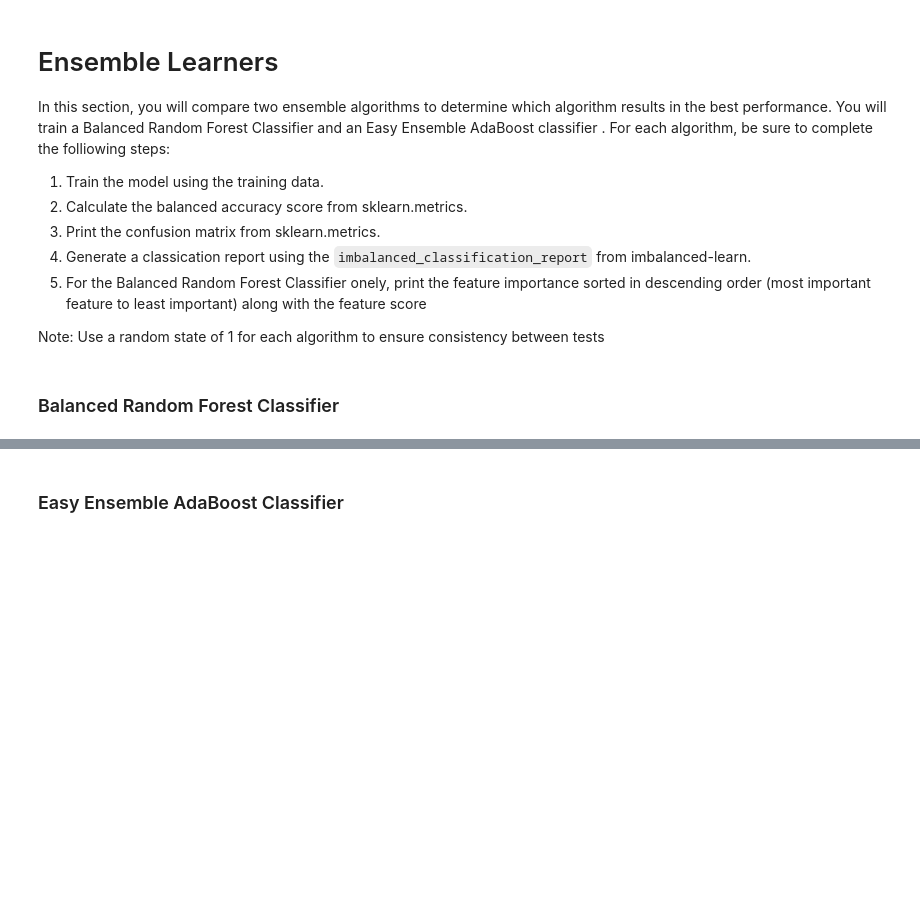
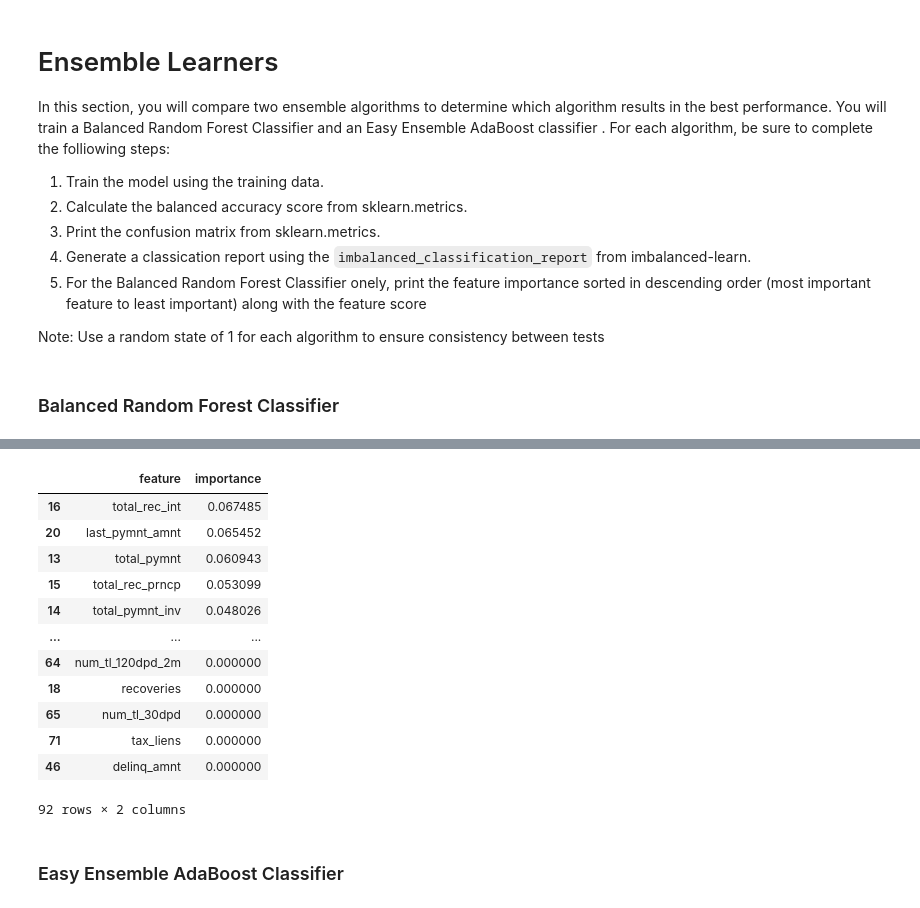
Before and after one commit to kaalrok/Credit_Risk_Analysis, a Jupyter notebook: credit_risk_ensemble.ipynb, the cells around one changed output, grey strips where cells are left out. Saved outputs shown, nothing was run; the diff lists cells and outputs as text; code cells hidden in the pictures; blank space fills up the shorter version.

```diff
--- a/credit_risk_ensemble.ipynb
+++ b/credit_risk_ensemble.ipynb
@@ -238,2 +216,28 @@ debt_settlement_flag_N: (0.0)
+# %%
+# List the features sorted in descending order by feature importance
+important_features = brf_model.feature_importances_
+
+# put this together in a dataframe
+# get the column names
+cols = X_encoded.columns
+
+# create the dataframe
+important_features_df = pd.DataFrame({'feature': cols, 'importance': important_features})
+important_features_df.sort_values('importance', ascending=False, inplace=True)
+important_features_df
+# %% [output]
+|  | feature | importance |
+| 16 | total_rec_int | 0.067485 |
+| 20 | last_pymnt_amnt | 0.065452 |
+| 13 | total_pymnt | 0.060943 |
+| 15 | total_rec_prncp | 0.053099 |
+| 14 | total_pymnt_inv | 0.048026 |
+| ... | ... | ... |
+| 64 | num_tl_120dpd_2m | 0.000000 |
+| 18 | recoveries | 0.000000 |
+| 65 | num_tl_30dpd | 0.000000 |
+| 71 | tax_liens | 0.000000 |
+| 46 | delinq_amnt | 0.000000 |
+92 rows × 2 columns
 # %% [markdown]
 ### Easy Ensemble AdaBoost Classifier
```
Also changed, not shown: parts of 12 cells of this notebook, 2 other files.
